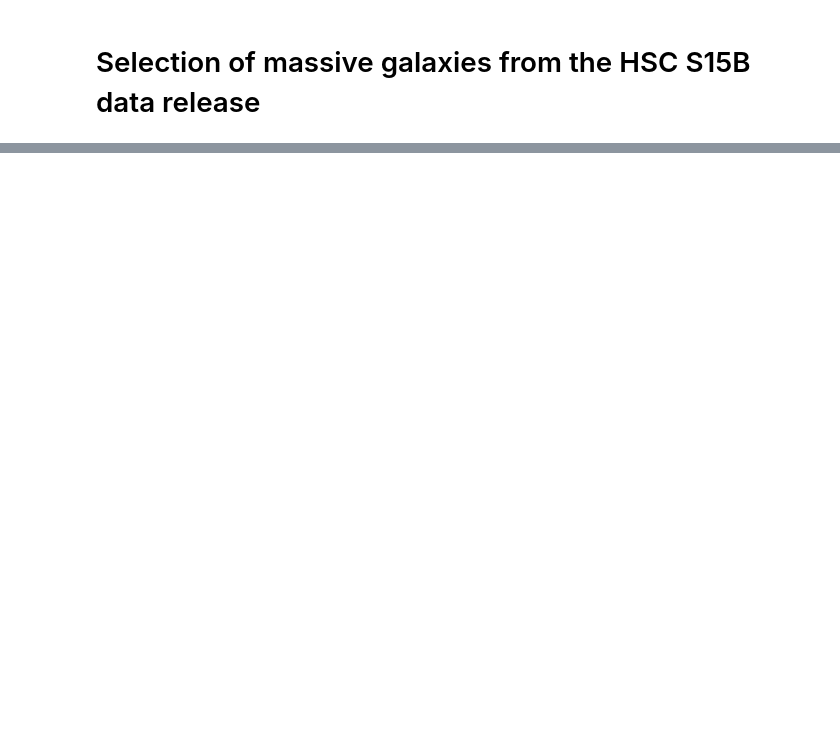
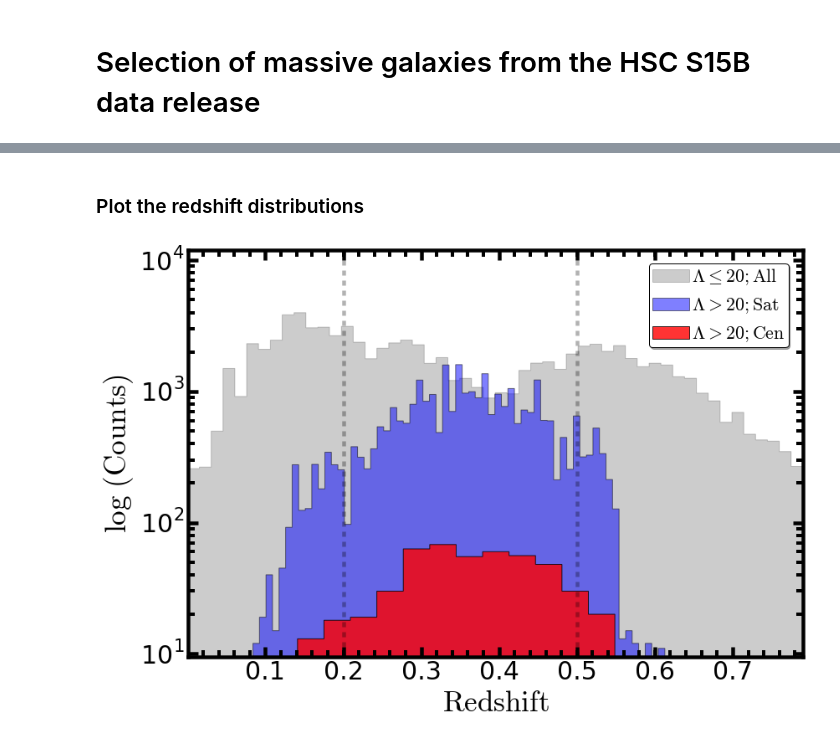
Before and after one commit to dr-guangtou/hsc_redbcg, a Jupyter notebook: note/dr1/dr1_sample_selection.ipynb, the cells around one changed output, grey strips where cells are left out. Saved outputs shown, nothing was run; the diff lists cells and outputs as text; code cells hidden in the pictures; blank space fills up the shorter version.

```diff
--- a/note/dr1/dr1_sample_selection.ipynb
+++ b/note/dr1/dr1_sample_selection.ipynb
@@ -408,0 +1278,46 @@ new = addMaggies(bcgOld, sortCol='z_use')
+# %% [markdown]
+### Plot the redshift distributions
+# %%
+#---------------------------------------------------------#
+fig = plt.figure(figsize=(12, 9))
+fig.subplots_adjust(left=0.1, right=0.95, bottom=0.15)
+ax1 = fig.add_subplot(111)
+# Formatting
+ax1 = songPlotSetup(ax1)
+
+# Vertical lines for sample selection
+ax1.axvline(0.2, linestyle='--', linewidth=4.5, c='k', alpha=0.3)
+ax1.axvline(0.5, linestyle='--', linewidth=4.5, c='k', alpha=0.3)
+
+# Histograms
+temp = hist(nonbcgGood['z_use'], bins='knuth', histtype='stepfilled',
+            alpha=0.2, color='k', normed=False,
+            label='$\Lambda\leq 20; \mathrm{All}$')
+temp = hist(redmemGood['z_use'], bins='knuth', histtype='stepfilled',
+            alpha=0.5, color='b', normed=False,
+            label='$\Lambda>20; \mathrm{Sat}$')
+temp = hist(redbcgGood['z_use'], bins='knuth', histtype='stepfilled',
+            alpha=0.8, color='r', normed=False,
+            label='$\Lambda>20; \mathrm{Cen}$')
+
+# X, Y limits
+ax1.set_xlim(0.001, 0.79)
+ax1.set_ylim(9.49, 11990.0)
+
+# X, Y Label
+ax1.set_xlabel('$\mathrm{Redshift}$', fontsize=35)
+ax1.set_ylabel('$\log\ (\mathrm{Counts})$', fontsize=35)
+
+# LogY axis
+ax1.set_yscale('log')
+
+# Legend
+l_handles, l_labels = ax1.get_legend_handles_labels()
+ax1.legend(l_handles, l_labels, loc=(0.75, 0.76),
+           shadow=True, fancybox=True,
+           numpoints=1, fontsize=22, scatterpoints=1,
+           markerscale=1.8, borderpad=0.2, handletextpad=0.1)
+
+fig.savefig('figure/massive_s15b_zuse_hist1.png', dpi=200)
+# %% [output]
+[figure, added]
```
Also changed, not shown: parts of 118 cells of this notebook, 19 other files.
